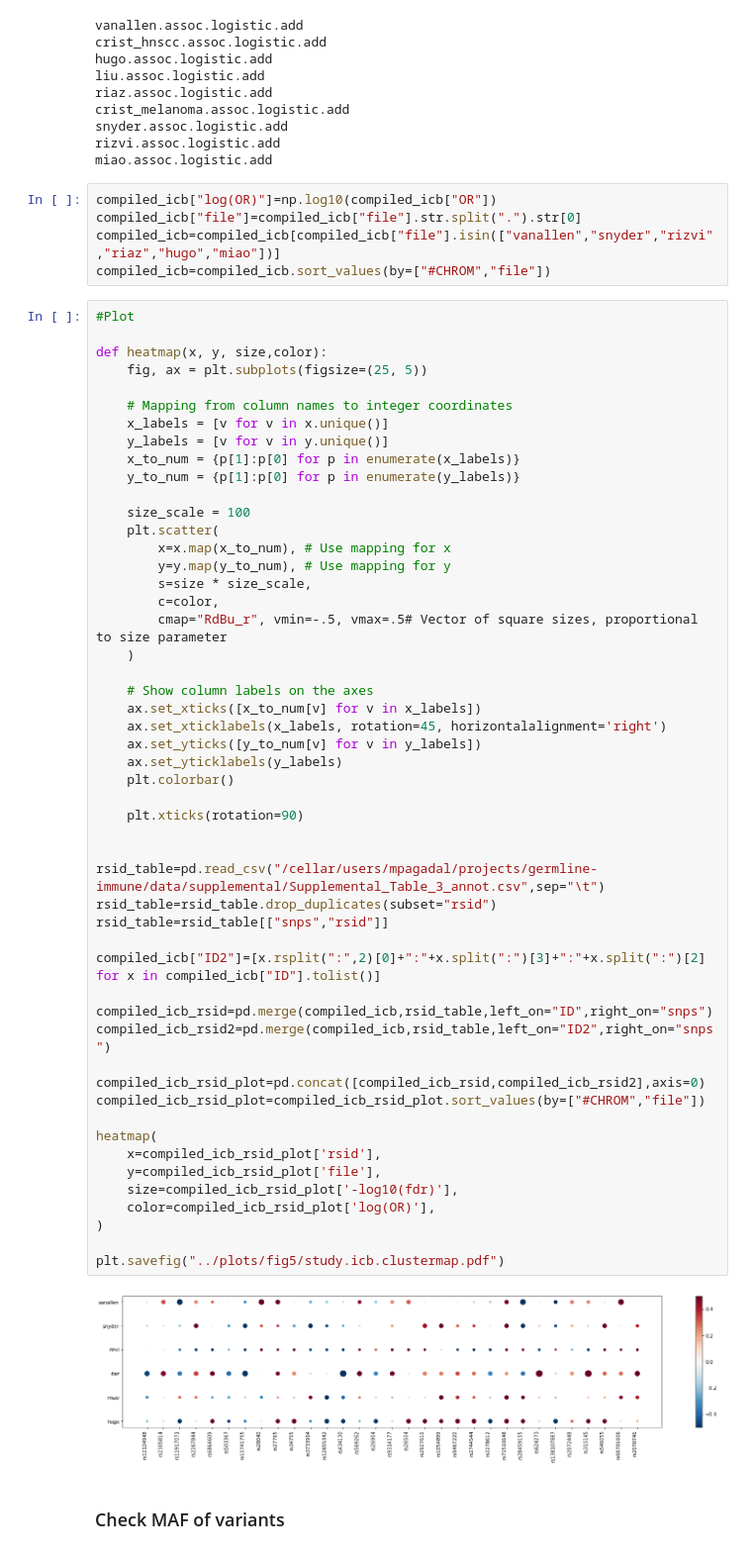
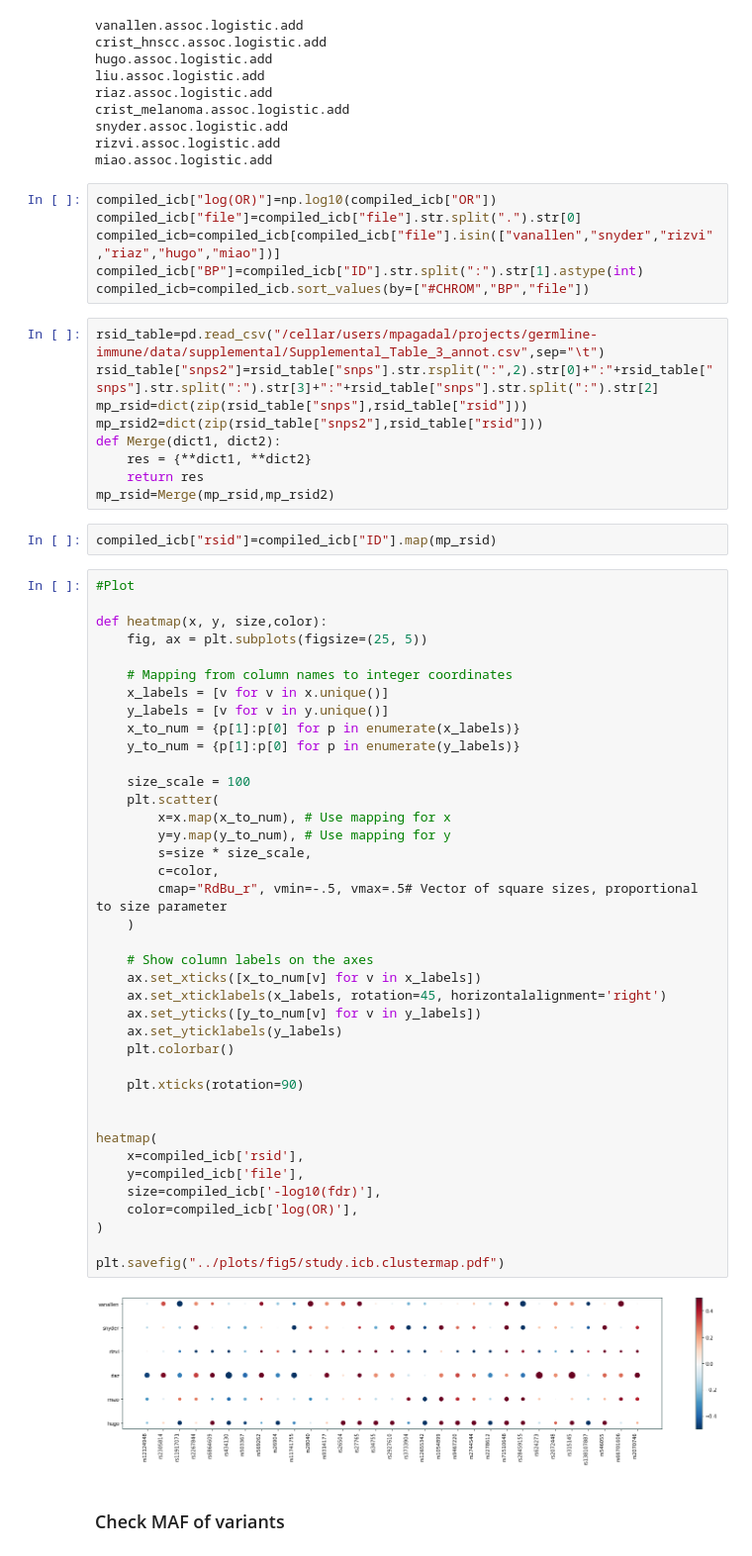
Before and after one commit to cartercompbio/TIMEgermline, a Jupyter notebook: notebooks/fig5-cancer-icb-response.ipynb, the cells around one changed output. Shown: that part at 99% size. Drawn from its saved outputs; the diff is of its cells as text.

```diff
--- a/notebooks/fig5-cancer-icb-response.ipynb
+++ b/notebooks/fig5-cancer-icb-response.ipynb
@@ -729,7 +786,19 @@ miao.assoc.logistic.add
 compiled_icb["log(OR)"]=np.log10(compiled_icb["OR"])
 compiled_icb["file"]=compiled_icb["file"].str.split(".").str[0]
 compiled_icb=compiled_icb[compiled_icb["file"].isin(["vanallen","snyder","rizvi","riaz","hugo","miao"])]
-compiled_icb=compiled_icb.sort_values(by=["#CHROM","file"])
+compiled_icb["BP"]=compiled_icb["ID"].str.split(":").str[1].astype(int)
+compiled_icb=compiled_icb.sort_values(by=["#CHROM","BP","file"])
+# %%
+rsid_table=pd.read_csv("/cellar/users/mpagadal/projects/germline-immune/data/supplemental/Supplemental_Table_3_annot.csv",sep="\t")
+rsid_table["snps2"]=rsid_table["snps"].str.rsplit(":",2).str[0]+":"+rsid_table["snps"].str.split(":").str[3]+":"+rsid_table["snps"].str.split(":").str[2]
+mp_rsid=dict(zip(rsid_table["snps"],rsid_table["rsid"]))
+mp_rsid2=dict(zip(rsid_table["snps2"],rsid_table["rsid"]))
+def Merge(dict1, dict2):
+    res = {**dict1, **dict2}
+    return res
+mp_rsid=Merge(mp_rsid,mp_rsid2)
+# %%
+compiled_icb["rsid"]=compiled_icb["ID"].map(mp_rsid)
 # %%
 #Plot
 
@@ -739,50 +808,38 @@ def heatmap(x, y, size,color):
     # Mapping from column names to integer coordinates
     x_labels = [v for v in x.unique()]
     y_labels = [v for v in y.unique()]
     x_to_num = {p[1]:p[0] for p in enumerate(x_labels)}
     y_to_num = {p[1]:p[0] for p in enumerate(y_labels)}
 
     size_scale = 100
     plt.scatter(
         x=x.map(x_to_num), # Use mapping for x
         y=y.map(y_to_num), # Use mapping for y
         s=size * size_scale,
         c=color,
         cmap="RdBu_r", vmin=-.5, vmax=.5# Vector of square sizes, proportional to size parameter
     )
 
     # Show column labels on the axes
     ax.set_xticks([x_to_num[v] for v in x_labels])
     ax.set_xticklabels(x_labels, rotation=45, horizontalalignment='right')
     ax.set_yticks([y_to_num[v] for v in y_labels])
     ax.set_yticklabels(y_labels)
     plt.colorbar()
 
     plt.xticks(rotation=90)
 
 
-rsid_table=pd.read_csv("/cellar/users/mpagadal/projects/germline-immune/data/supplemental/Supplemental_Table_3_annot.csv",sep="\t")
-rsid_table=rsid_table.drop_duplicates(subset="rsid")
-rsid_table=rsid_table[["snps","rsid"]]
-
-compiled_icb["ID2"]=[x.rsplit(":",2)[0]+":"+x.split(":")[3]+":"+x.split(":")[2] for x in compiled_icb["ID"].tolist()]
-
-compiled_icb_rsid=pd.merge(compiled_icb,rsid_table,left_on="ID",right_on="snps")
-compiled_icb_rsid2=pd.merge(compiled_icb,rsid_table,left_on="ID2",right_on="snps")
-
-compiled_icb_rsid_plot=pd.concat([compiled_icb_rsid,compiled_icb_rsid2],axis=0)
-compiled_icb_rsid_plot=compiled_icb_rsid_plot.sort_values(by=["#CHROM","file"])
-
 heatmap(
-    x=compiled_icb_rsid_plot['rsid'],
-    y=compiled_icb_rsid_plot['file'],
-    size=compiled_icb_rsid_plot['-log10(fdr)'],
-    color=compiled_icb_rsid_plot['log(OR)'],
+    x=compiled_icb['rsid'],
+    y=compiled_icb['file'],
+    size=compiled_icb['-log10(fdr)'],
+    color=compiled_icb['log(OR)'],
 )
 
 plt.savefig("../plots/fig5/study.icb.clustermap.pdf")
 # %% [output]
-[figure, old version]
+[figure, new version]
 # %% [markdown]
 ### Check MAF of variants
 # %%
```
Also changed, not shown: parts of 38 cells of this notebook, 33 other files.
